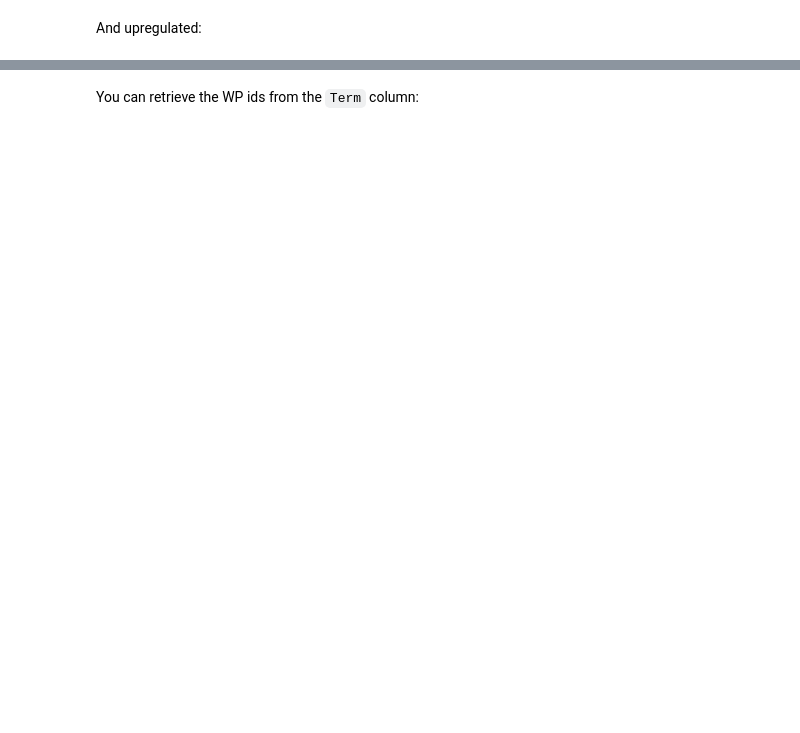
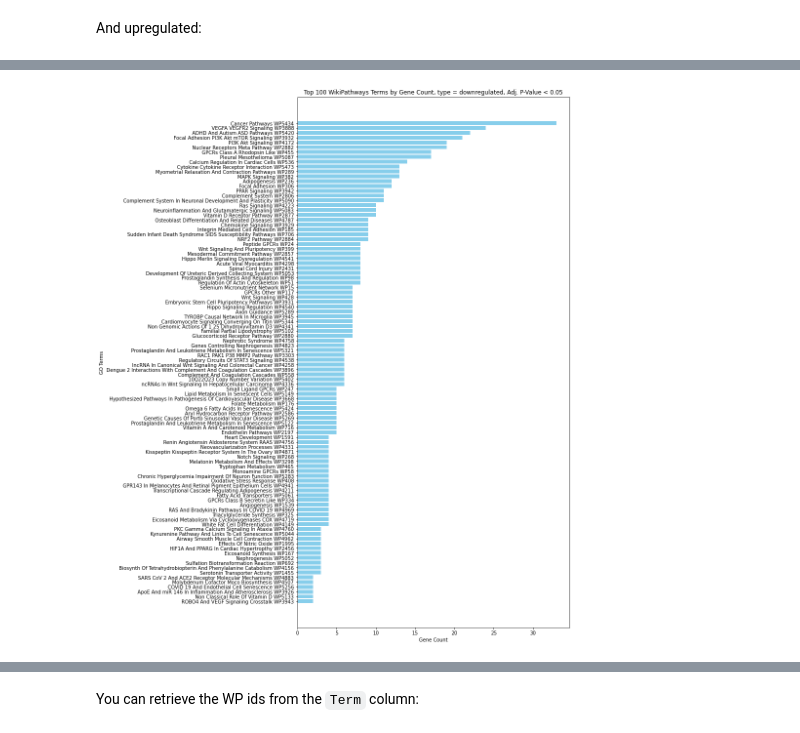
Before and after one commit to jmillanacosta/pyWikiPathways_vignettes, a Jupyter notebook: Pathway-Analysis.ipynb, the cells around one changed output, grey strips where cells are left out. Saved outputs shown, nothing was run; the diff lists cells and outputs as text; code cells hidden in the pictures; blank space fills up the shorter version.

```diff
--- a/Pathway-Analysis.ipynb
+++ b/Pathway-Analysis.ipynb
@@ -292,7 +334,7 @@ dr.describe()
 # %% [markdown]
 #### Visualizing GO enrichment results
 # %%
-def plot_enrichment(df, number, type):
+def plot_enrichment(df, number, type, geneset="GO"):
     top = (
         df
             .sort_values(by="Adjusted P-value", ascending=True)
@@ -305,7 +347,7 @@ def plot_enrichment(df, number, type):
     plt.barh(top['Term'], top['gene_count'], color='skyblue')
     plt.xlabel('Gene Count')
     plt.ylabel('GO Terms')
-    plt.title(f"Top {number} GO Terms by Gene Count, type = {type}, Adj. P-Value < {P_CUTOFF}")
+    plt.title(f"Top {number} {geneset} Terms by Gene Count, type = {type}, Adj. P-Value < {P_CUTOFF}")
     plt.gca().invert_yaxis()
     plt.show()
     return plt
@@ -466,0 +535,4 @@ ewp_ur.res2d.head()
+# %%
+plot_enrichment(ewp_dr, 100, "downregulated", "WikiPathways")
+# %% [output]
+[figure, added]
```
Also changed, not shown: parts of 21 cells of this notebook.
